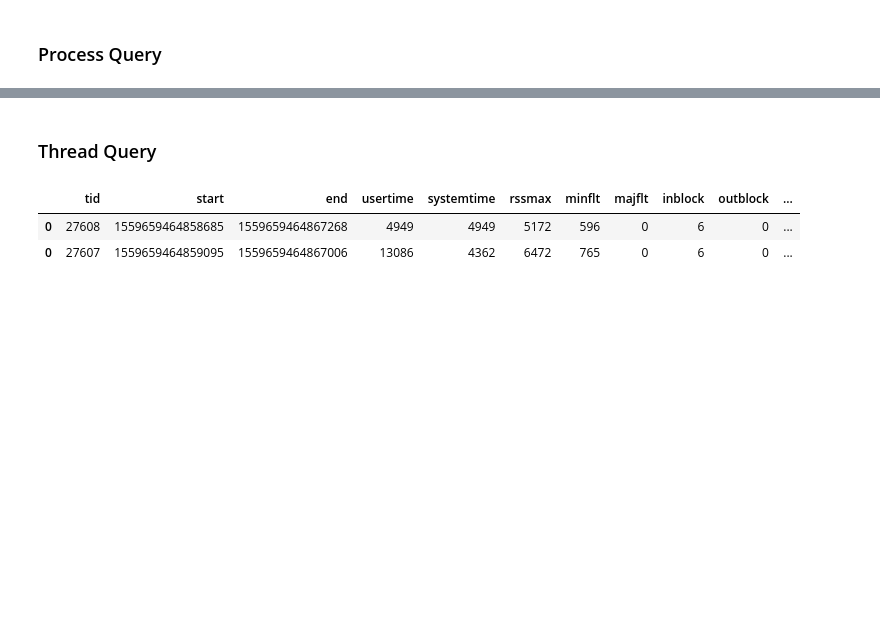
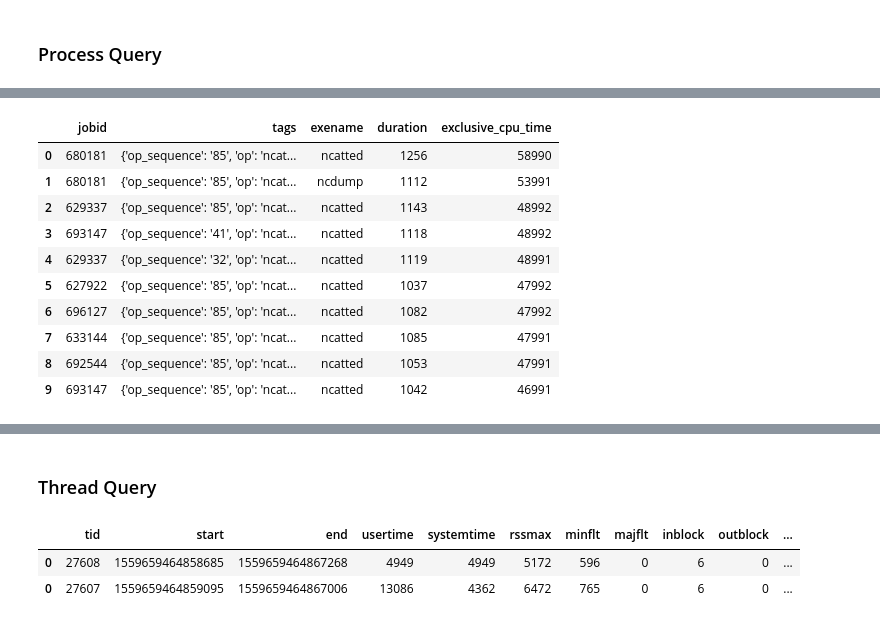
Before and after one commit to ilaflott/epmt, a Jupyter notebook: Query-API.ipynb, the cells around one changed output, grey strips where cells are left out. Drawn from its saved outputs; the diff is of its cells as text; code cells hidden in the pictures; blank space fills up the shorter version.

```diff
--- a/Query-API.ipynb
+++ b/Query-API.ipynb
@@ -100,0 +195,22 @@ eq.get_procs(tags = {'app':'w', 'phase': 'load'}, fmt='pandas')
+# %%
+# now let's say we care about a particular operation.
+# Let's find the processes in the operation, and
+# sort them by the cpu_time, and then see the top offenders
+ncatted_procs = eq.get_procs(jobs_orm, \
+                             tag = {'op': 'ncatted'}, \
+                             order='desc(p.exclusive_cpu_time)', \
+                             limit=10, \
+                             fmt='pandas')
+ncatted_procs[['jobid', 'tags', 'exename', 'duration', 'exclusive_cpu_time']]
+# %% [output]
+|  | jobid | tags | exename | duration | exclusive_cpu_time |
+| 0 | 680181 | {'op_sequence': '85', 'op': 'ncat... | ncatted | 1256 | 58990 |
+| 1 | 680181 | {'op_sequence': '85', 'op': 'ncat... | ncdump | 1112 | 53991 |
+| 2 | 629337 | {'op_sequence': '85', 'op': 'ncat... | ncatted | 1143 | 48992 |
+| 3 | 693147 | {'op_sequence': '41', 'op': 'ncat... | ncatted | 1118 | 48992 |
+| 4 | 629337 | {'op_sequence': '32', 'op': 'ncat... | ncatted | 1119 | 48991 |
+| 5 | 627922 | {'op_sequence': '85', 'op': 'ncat... | ncatted | 1037 | 47992 |
+| 6 | 696127 | {'op_sequence': '85', 'op': 'ncat... | ncatted | 1082 | 47992 |
+| 7 | 633144 | {'op_sequence': '85', 'op': 'ncat... | ncatted | 1085 | 47991 |
+| 8 | 692544 | {'op_sequence': '85', 'op': 'ncat... | ncatted | 1053 | 47991 |
+| 9 | 693147 | {'op_sequence': '85', 'op': 'ncat... | ncatted | 1042 | 46991 |
```
Also changed, not shown: parts of 24 cells of this notebook.
